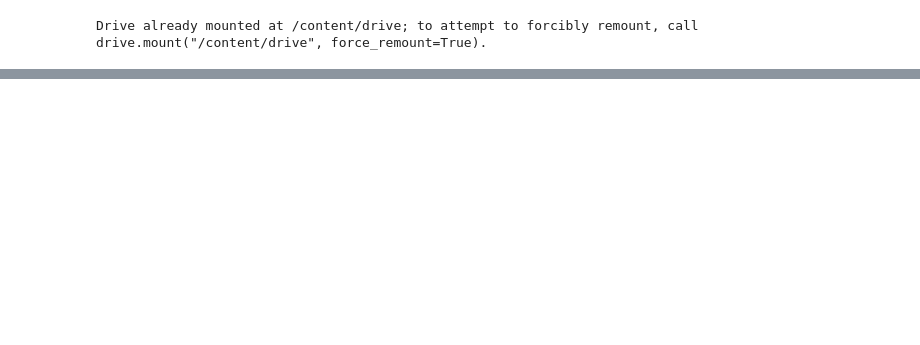
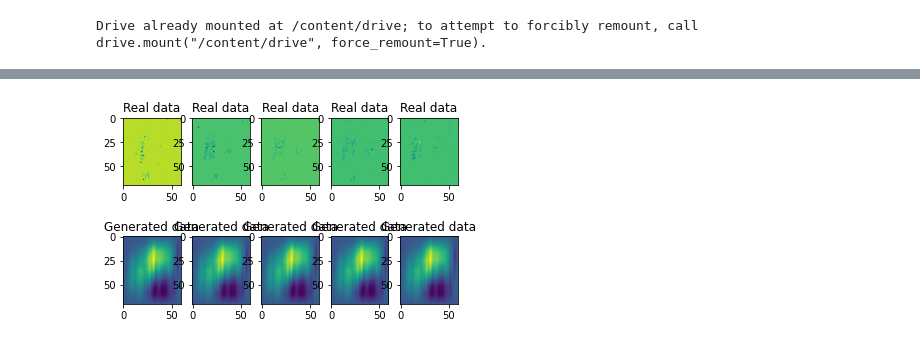
Before and after one commit to kupaqu/superdarn-nn, a Jupyter notebook: 2feb_superdarn_nn.ipynb, the cells around one changed output, grey strips where cells are left out. Saved outputs shown, nothing was run; the diff lists cells and outputs as text; code cells hidden in the pictures; blank space fills up the shorter version.

```diff
--- a/2feb_superdarn_nn.ipynb
+++ b/2feb_superdarn_nn.ipynb
@@ -284,11 +284,14 @@ class RadarGAN(keras.Model):
             }
 # %%
 # если обучать с нуля
-radar_gan = RadarGAN(discriminator=get_discriminator(), generator=get_generator())
+# radar_gan = RadarGAN(discriminator=get_discriminator(), generator=get_generator())
 
 # дообучение
-# radar_gan = RadarGAN(discriminator=keras.models.load_model('drive/MyDrive/radargan_discriminator.hdf5'), generator=keras.models.load_model('drive/MyDrive/radargan_generator.hdf5'))
+radar_gan = RadarGAN(discriminator=keras.models.load_model('drive/MyDrive/radargan_discriminator.hdf5'), generator=keras.models.load_model('drive/MyDrive/radargan_generator.hdf5'))
 
+# графическое изображение структуры
+tf.keras.utils.plot_model(radar_gan.generator, to_file='g.png', show_shapes=True)
+tf.keras.utils.plot_model(radar_gan.discriminator, to_file='g.png', show_shapes=True)
 
 radar_gan.compile(
     d_optimizer=keras.optimizers.Adam(learning_rate=0.001),
@@ -312,0 +322,27 @@ radar_gan.discriminator.save('drive/MyDrive/radargan_discriminator.hdf5')
+# %%
+import matplotlib.pyplot as plt
+
+def plot_output(gan, dataset, channel=0, n_examples=5):
+    dataset = dataset.as_numpy_iterator()
+    figure, axis = plt.subplots(2, n_examples)
+
+    for i in range(n_examples):
+        x, y = dataset.next()
+        fake = radar_gan.generator.predict([x, np.random.rand(y.shape[0], y.shape[1], y.shape[2], 7)])
+        d_real = radar_gan.discriminator.predict([x, y])
+        d_fake = radar_gan.discriminator.predict([x, fake])
+
+        axis[0, i].imshow(y[0, :, :, channel])
+        axis[0, i].set_title("Real data")
+
+        axis[1, i].imshow(fake[0, :, :, channel])
+        axis[1, i].set_title("Generated data")
+
+        # axis[2, i].imshow(d_real[:, :])
+        # axis[2, i].set_title("Discriminated real data")
+
+        # axis[3, i].imshow(d_fake[:, :])
+        # axis[3, i].set_title("Discriminated fake data")
+# %%
+plot_output(radar_gan, train_dataset)
+# %% [output]
@@ -312,0 +364 @@ radar_gan.discriminator.save('drive/MyDrive/radargan_discriminator.hdf5')
+[figure, added]
```
Also changed, not shown: parts of 4 cells of this notebook.
